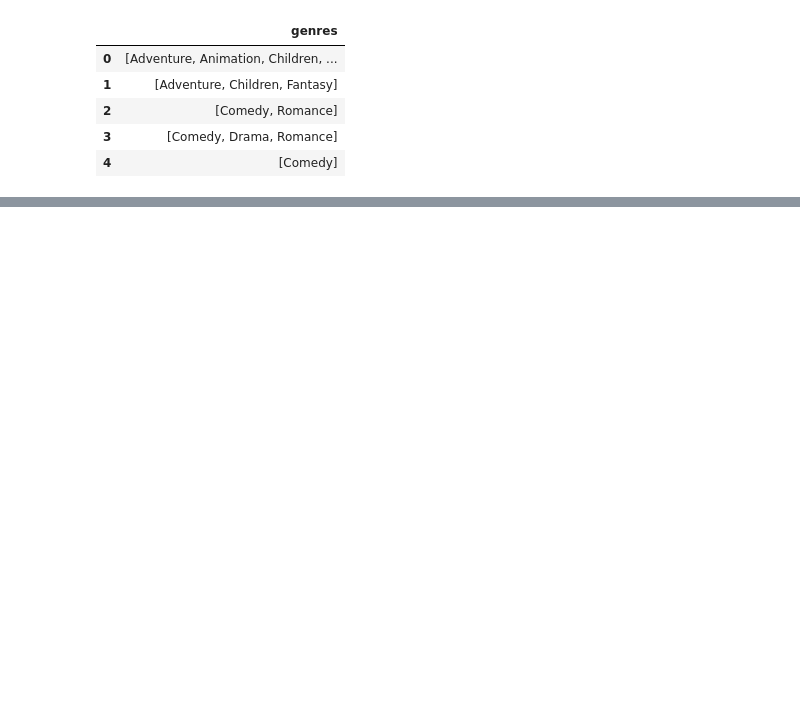
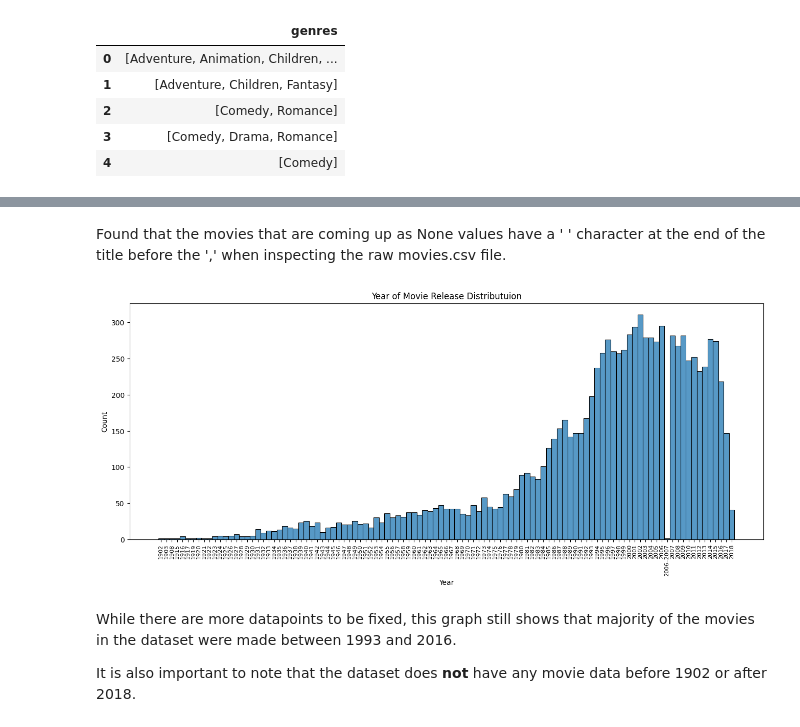
Before and after one commit to JFriendship/Movie-Recommendation-System, a Jupyter notebook: movieLensEDA.ipynb, the cells around one changed output, grey strips where cells are left out. Cells and saved outputs as stored; diff of their text form; code cells hidden in the pictures; blank space fills up the shorter version.

```diff
--- a/movieLensEDA.ipynb
+++ b/movieLensEDA.ipynb
@@ -248,0 +256,6 @@ plt.show()
+# %%
+df_movies['year'] = df_movies['title'].str.extract(r'^(?:.*\(|\()([^(]+)\)(?:[^()]*\))?$')
+#df_movies['year'] = df_movies['year'].astype(int)
+print(df_movies['year'].info())
+print(df_movies['year'].head())
+print(df_movies['year'].unique())
@@ -249,3 +308,19 @@ plt.show()
+# %% [markdown]
+Found that the movies that are coming up as None values have a ' ' character at the end of the title before the ',' when inspecting the raw movies.csv file.
+# %%
+plt.figure(figsize=(16, 6))
+sns.histplot(df_movies['year'].sort_values(), discrete=True)
+plt.title('Year of Movie Release Distributuion')
+plt.xlabel('Year')
+plt.ylabel('Count')
+plt.xticks(rotation = 90, fontsize=8)
+plt.show()
+# %% [output]
+[figure, added]
+# %% [markdown]
+While there are more datapoints to be fixed, this graph still shows that majority of the movies in the dataset were made between 1993 and 2016.
+
+It is also important to note that the dataset does **not** have any movie data before 1902 or after 2018.
 # %% [markdown]
 ## Summary
 ### Observations
```
Also changed, not shown: parts of 14 cells of this notebook.
